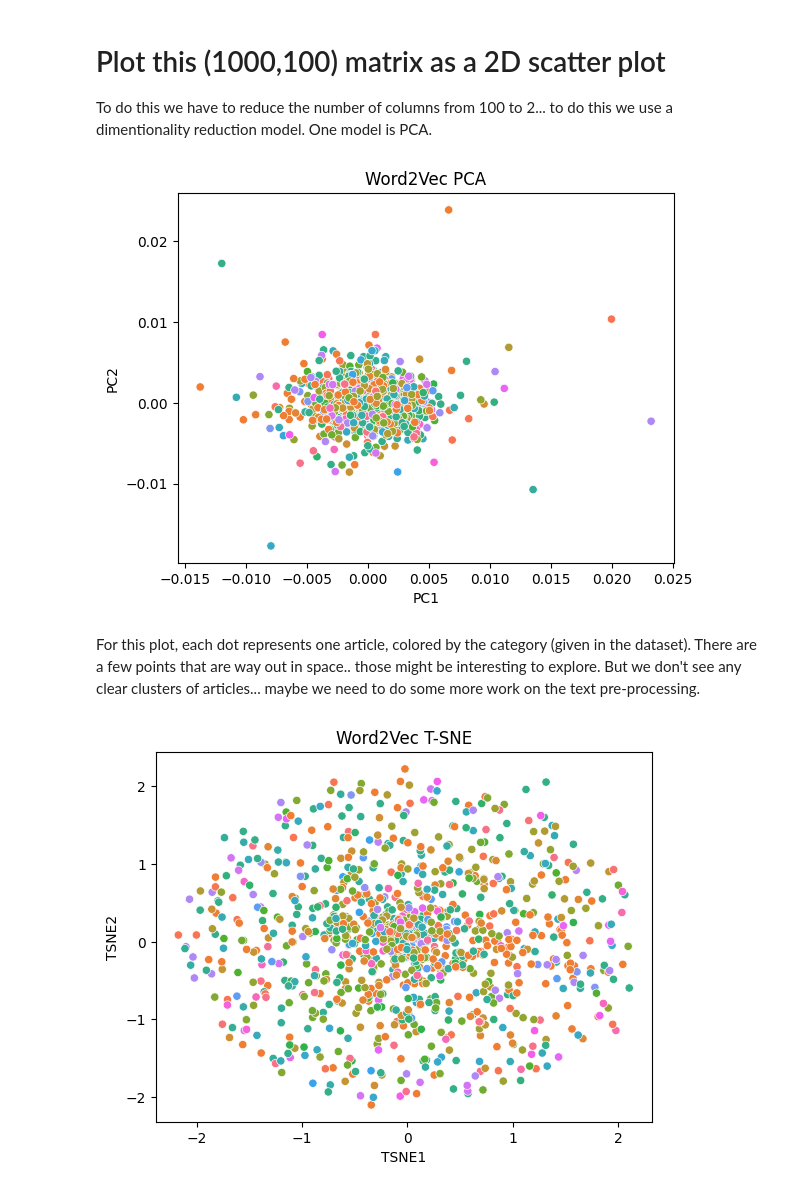
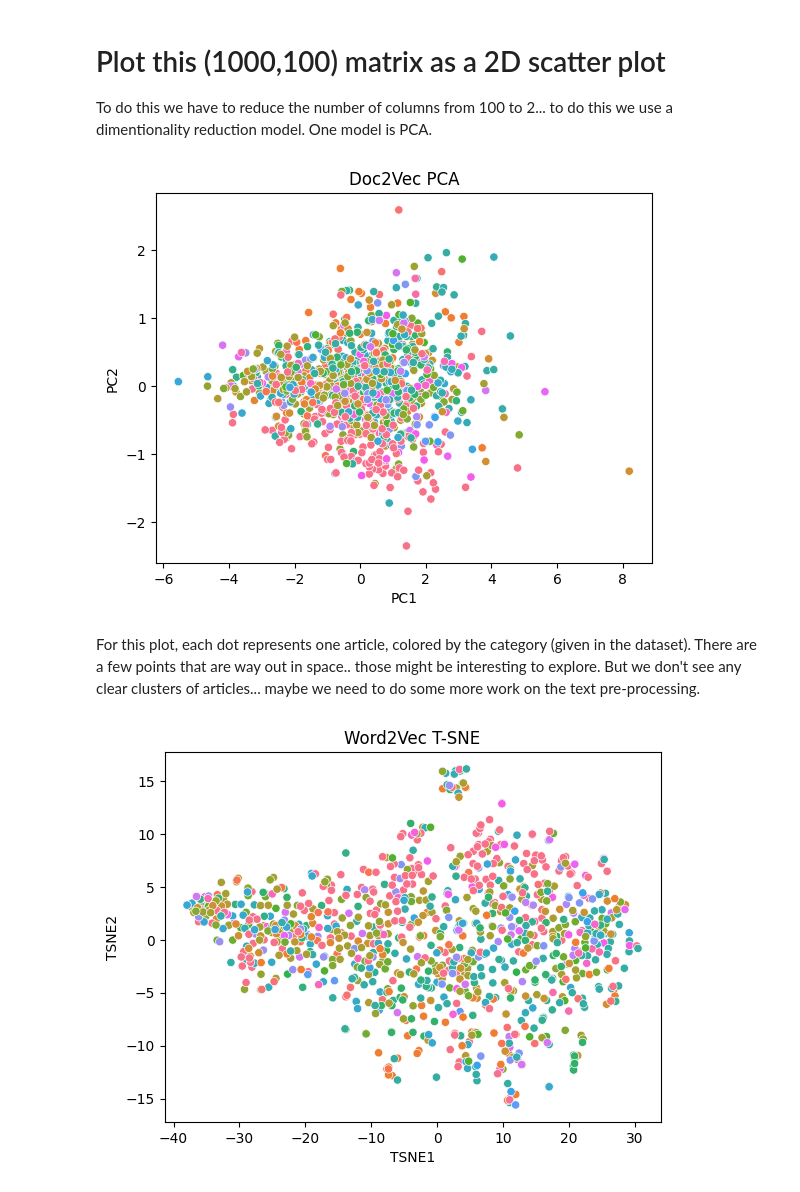
Before and after one commit to mae5357/nlp-twitter-sentiment, a Jupyter notebook: poc.ipynb, the cells around one changed output. Drawn from its saved outputs; the diff is of its cells as text; code cells hidden in the pictures.

````diff
--- a/poc.ipynb
+++ b/poc.ipynb
@@ -83 +80,8 @@ clean_train_text = [nltk_preprocessing(text) for text in list_of_text]
+# %%
+# clean data
+clean_train_text = [nltk_preprocessing(text) for text in list_of_text]
+
+# tag each document with its category
+from gensim.models.doc2vec import TaggedDocument
+tagged_train_text = [TaggedDocument(words=text, tags="doc") for text, category in zip(clean_train_text, df['category'])]
 # %% [markdown]
@@ -85,13 +88,0 @@ clean_train_text = [nltk_preprocessing(text) for text in list_of_text]
-# %%
-from gensim.models import word2vec
-
-n_space = 1000
-# train word2vec model
-model_w2v = word2vec.Word2Vec(clean_train_text, size=n_space, window=5, min_count=1, workers=4)
-model_w2v.build_vocab(clean_train_text, update=True)
-
-# train using w2v
-model_w2v.train(clean_train_text, total_examples=len(clean_train_text), epochs=1)
-
-# save model
-model_w2v.save('models/model_w2v')
@@ -117,3 +89,17 @@ word_vecs = np.concatenate([buildWordVector(z, n_space) for z in clean_train_tex
+# %%
+from gensim.models import doc2vec
+
+n_space = 100
+
+# train doc2vec model
+model_d2v = doc2vec.Doc2Vec(documents=tagged_train_text, vector_size=n_space, window=5, min_count=1, workers=4, epochs=100)
+
+# get document vectors
+doc_vecs = [model_d2v.infer_vector(text) for text in clean_train_text]
+
+# convert to numpy array
+import numpy as np
+doc_vecs = np.array(doc_vecs)
 # %% [markdown]
 now we have a vector representation of each word in our list `word_vecs` which looks like:
 ```
@@ -130,45 +116,46 @@ one row for each of the 1000 articles and each column is a dimension of the vect
 To do this we have to reduce the number of columns from 100 to 2... to do this we use a dimentionality reduction model. One model is PCA.
 # %%
 from sklearn.decomposition import PCA
-
+import matplotlib.pyplot as plt
 # reduce to 2 dimensions
 pca = PCA(n_components=2)
-pca.fit(word_vecs)
-pca_coord = pca.transform(word_vecs)
+pca.fit(doc_vecs)
+pca_coord = pca.transform(doc_vecs)
 
 # plot
 import seaborn as sns
 sns.scatterplot(x=pca_coord[:,0], y=pca_coord[:,1], hue=df['category'])
 
 # hide the legend
 plt.legend().set_visible(False)
 
 import matplotlib.pyplot as plt
 plt.xlabel('PC1')
 plt.ylabel('PC2')
 
 # remember the x and y don't really mean anything... just the relative distance between points
-plt.title('Word2Vec PCA')
+plt.title('Doc2Vec PCA')
 plt.show()
 # %% [output]
-[figure, old version]
+[figure, new version]
 # %% [markdown]
 For this plot, each dot represents one article, colored by the category (given in the dataset). There are a few points that are way out in space.. those might be interesting to explore. But we don't see any clear clusters of articles... maybe we need to do some more work on the text pre-processing.
 # %%
 # tsne is another dimensionality reduction technique. It is more computationally expensive than PCA
 from sklearn.manifold import TSNE
 
-tsne = TSNE(n_components=2, perplexity=275, n_iter=1000,  random_state=0, init='pca', learning_rate='auto')
+tsne = TSNE(n_components=2, perplexity=50, n_iter=1000,  random_state=0, init='pca', learning_rate='auto')
 np.set_printoptions(suppress=True)
-Y = tsne.fit_transform(word_vecs)
+Y = tsne.fit_transform(doc_vecs)
 
 # plot tsne
 import seaborn as sns
+import matplotlib.pyplot as plt
+
 sns.scatterplot(x=Y[:, 0], y=Y[:, 1], hue=df['category'])
 # hide the legend
 plt.legend().set_visible(False)
 
-import matplotlib.pyplot as plt
 plt.xlabel('TSNE1')
 plt.ylabel('TSNE2')
 
@@ -176,4 +163,4 @@ plt.ylabel('TSNE2')
 plt.title('Word2Vec T-SNE')
 plt.show()
 # %% [output]
-[figure, old version]
+[figure, new version]
````
Also changed, not shown: parts of 6 cells of this notebook.
